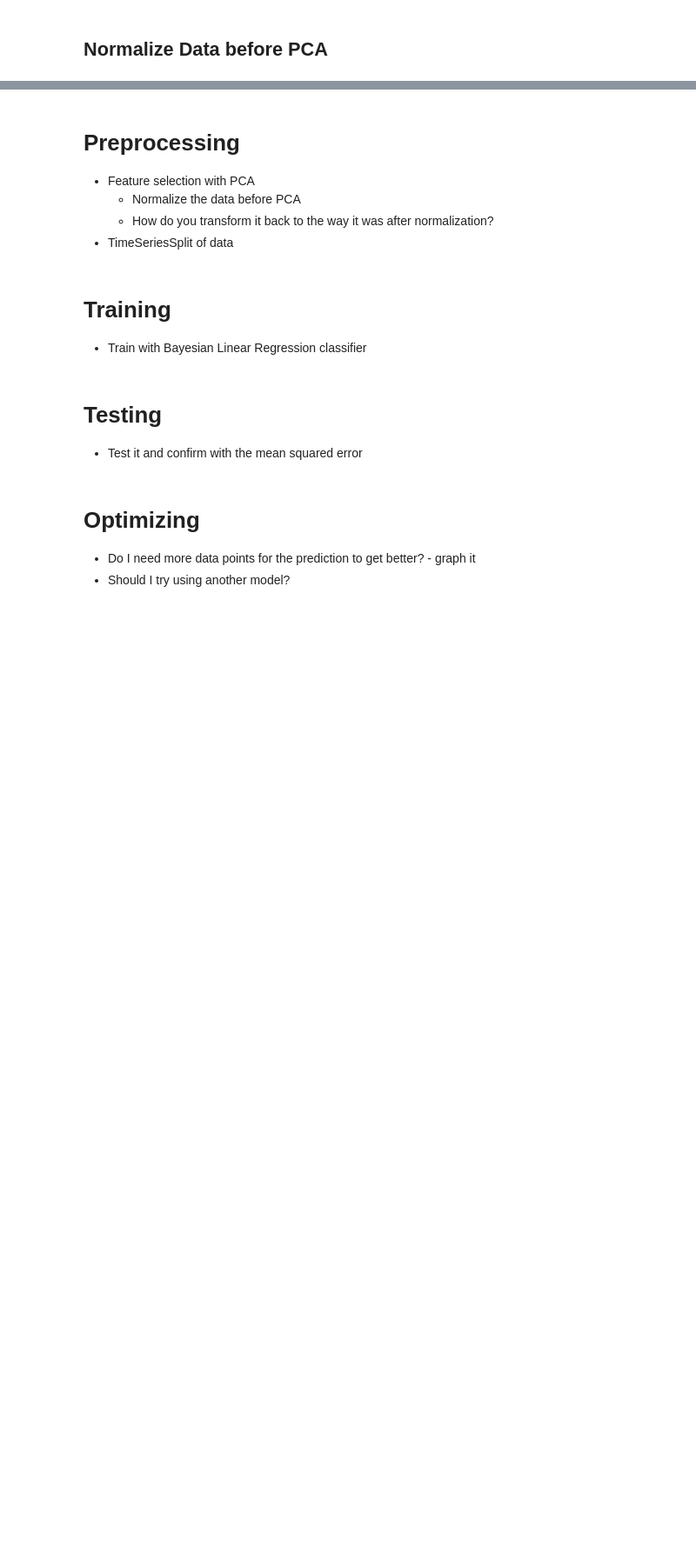
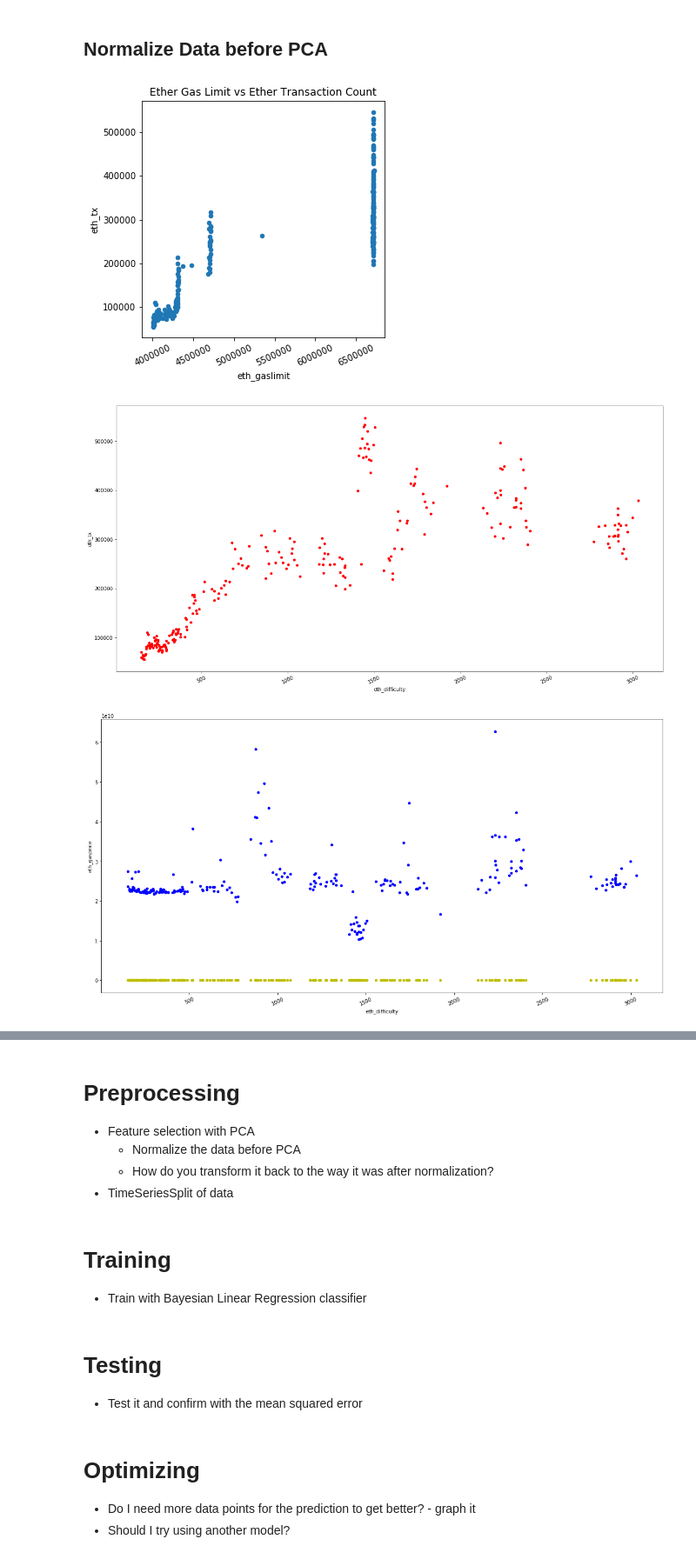
Before and after one commit to Smarker/udacity-ml, a Jupyter notebook: projects/capstone/MLCapstone.ipynb, the cells around one changed output, grey strips where cells are left out. Shown at 87% size. Cells and saved outputs as stored; diff of their text form; code cells hidden in the pictures; blank space fills up the shorter version.

```diff
--- a/projects/capstone/MLCapstone.ipynb
+++ b/projects/capstone/MLCapstone.ipynb
@@ -130,5 +135,36 @@ plt.close()
 # %% [markdown]
 ## Normalize Data before PCA
+# %%
+df.plot(title='Ether Gas Limit vs Ether Transaction Count', x='eth_gaslimit', y='eth_tx', rot=25, figsize=(5,5), kind='scatter')
+plt.show()
+plt.close()
+
+# Refer to this https://pandas.pydata.org/pandas-docs/stable/visualization.html
+
+'''
+You can see the verticle gaps correspond to the commits.
+It's a bit interesting. Not sure if the commits would influence the price though.
+'''
+
+from sklearn.preprocessing import MinMaxScaler
+
+X_no_date = X.drop('Date', axis=1)
+scaler = MinMaxScaler()
+X_no_date.groupby(['eth_tx','eth_hashrate', 'eth_difficulty', 'eth_blocksize','eth_gasprice']).apply(lambda x: scaler.fit_transform(x))
+
+ax = X_no_date.plot(x='eth_difficulty', y='eth_tx', rot=25, figsize=(20,10), color='r', kind='scatter')
+ax = X_no_date.plot(x='eth_difficulty', y='Number_Commits', rot=25, figsize=(20,10), color='y', kind='scatter')
+X_no_date.plot(x='eth_difficulty', y='eth_gasprice', rot=25, figsize=(20,10), color='b', kind='scatter', ax=ax)
+plt.show()
+plt.close()
+
+df.plot(title='Ether Blocksize vs Ether Transaction Count', x='eth_difficulty', y='eth_tx', rot=25, figsize=(5,5), kind='scatter', ax = ax)
+plt.show()
+plt.close()
+# %% [output]
+[figure, added]
+[figure, added]
+[figure, added]
 # %%
 from sklearn.preprocessing import StandardScaler
 from sklearn.decomposition import PCA
```
Also changed, not shown: parts of 3 cells of this notebook, 1 other file.
